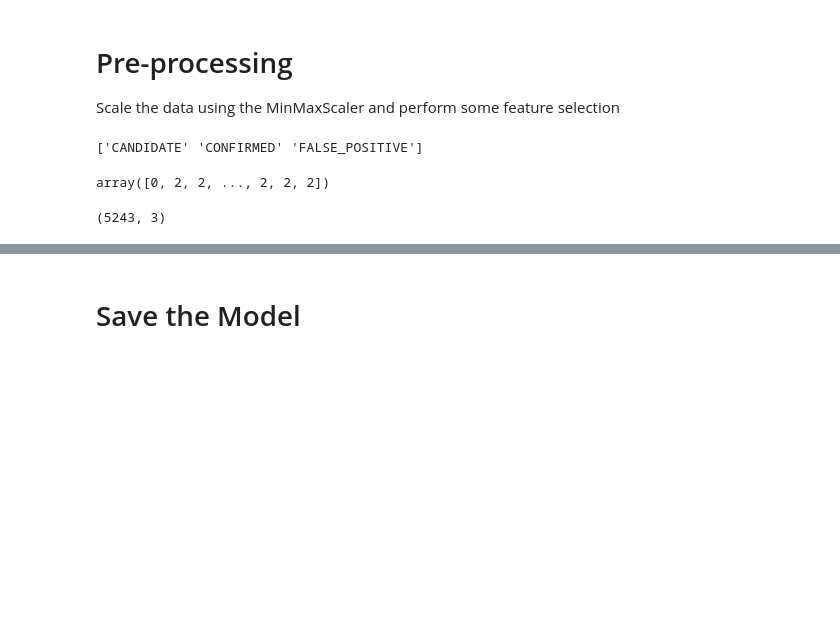
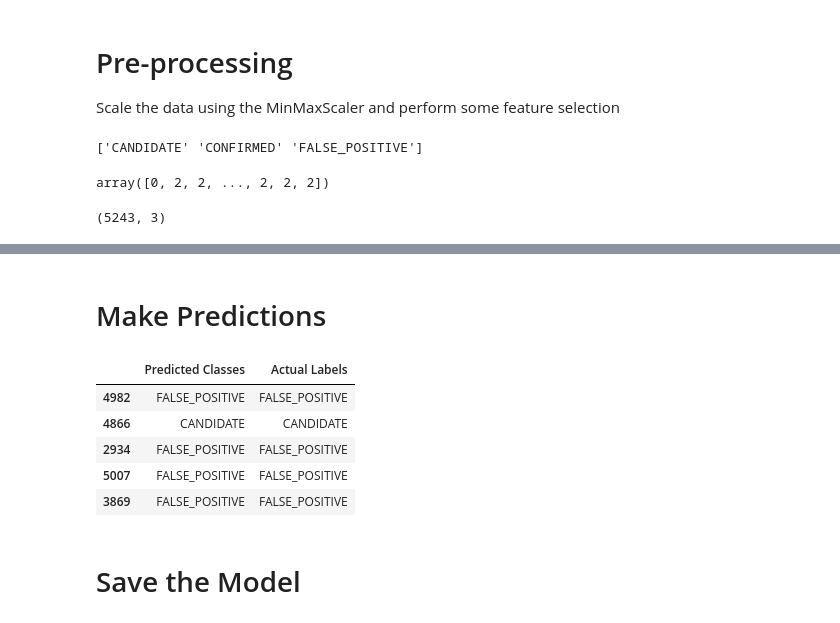
Before and after one commit to LeeProut/machine-learning-challenge, a Jupyter notebook: model_2.ipynb, the cells around one changed output, grey strips where cells are left out. Cells and saved outputs as stored; diff of their text form; code cells hidden in the pictures; blank space fills up the shorter version.

Commit message:
quantified model and saved to file

```diff
--- a/model_2.ipynb
+++ b/model_2.ipynb
@@ -288,2 +288,21 @@ print(grid2.best_score_)
+# %% [markdown]
+# Make Predictions
+# %%
+encoded_predictions = model.predict_classes(X_test_scaled)
+prediction_labels = label_encoder.inverse_transform(encoded_predictions)
+# %%
+# Make a dataframe with prediction_labels and y_test
+predict_df = pd.DataFrame({
+    "Predicted Classes": prediction_labels,
+    "Actual Labels": y_test
+})
+predict_df.head()
+# %% [output]
+|  | Predicted Classes | Actual Labels |
+| 4982 | FALSE_POSITIVE | FALSE_POSITIVE |
+| 4866 | CANDIDATE | CANDIDATE |
+| 2934 | FALSE_POSITIVE | FALSE_POSITIVE |
+| 5007 | FALSE_POSITIVE | FALSE_POSITIVE |
+| 3869 | FALSE_POSITIVE | FALSE_POSITIVE |
 # %% [markdown]
 # Save the Model
```
Also changed, not shown: parts of 16 cells of this notebook, 3 other files.
